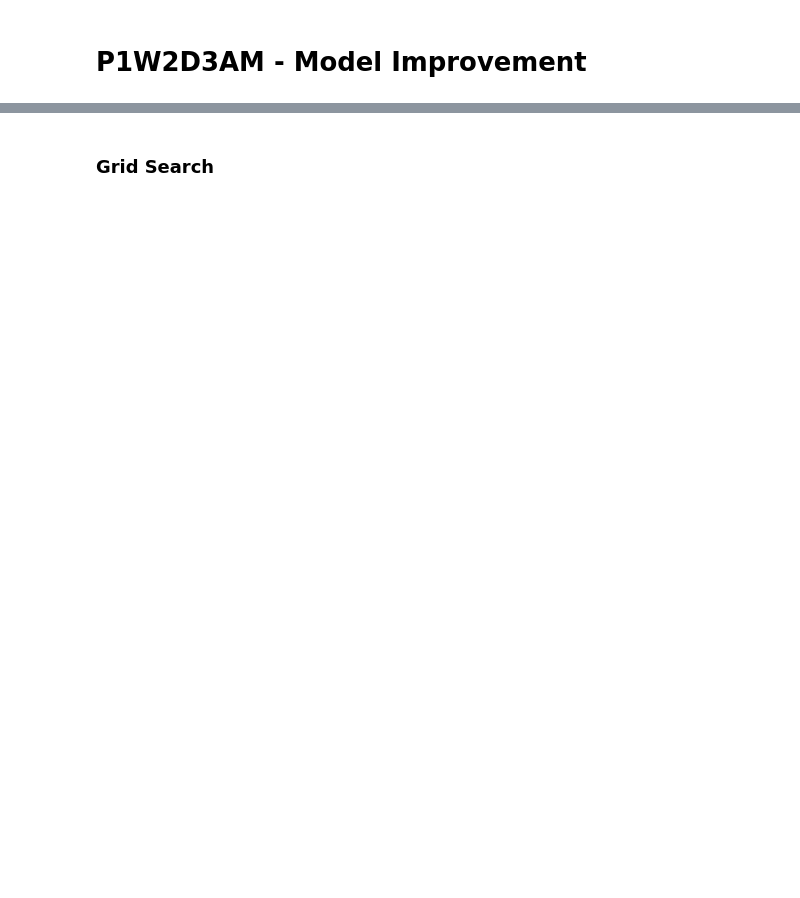
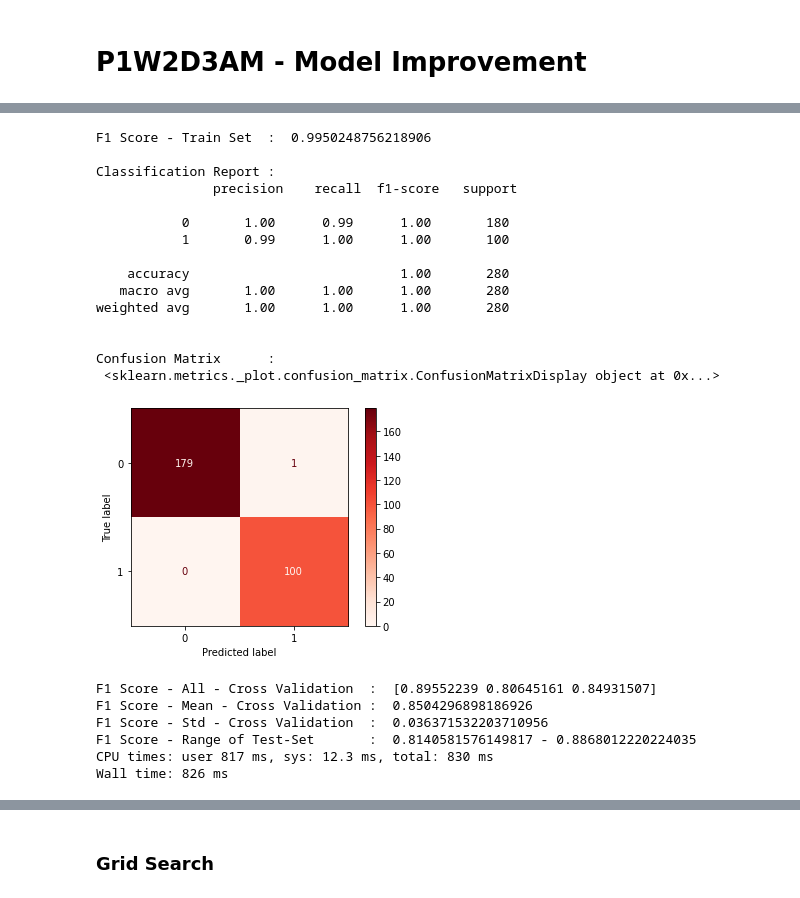
Before and after one commit to ardhiraka/FSDS_Guidelines, a Jupyter notebook: p1/v3/w2/P1W2D3AM - Model Improvement.ipynb, the cells around one changed output, grey strips where cells are left out. Drawn from its saved outputs; the diff is of its cells as text; code cells hidden in the pictures; blank space fills up the shorter version.

```diff
--- a/p1/v3/w2/P1W2D3AM - Model Improvement.ipynb
+++ b/p1/v3/w2/P1W2D3AM - Model Improvement.ipynb
@@ -5,0 +287,9 @@ from preamble import *
+# %%
+# Hyperparameter Tuning : Manual Search
+
+%%time
+
+rf_ms_1 = RandomForestClassifier(n_estimators=150,
+                                 criterion='entropy',
+                                 max_depth=100)
+rf_ms_1.fit(X_train_final, y_train)
@@ -5,0 +300,48 @@ from preamble import *
+# %%
+# Check Performance Model against Train-Set
+
+y_pred_train = rf_ms_1.predict(X_train_final)
+
+print('F1 Score - Train Set  : ', f1_score(y_train, y_pred_train), '\n')
+print('Classification Report : \n', classification_report(y_train, y_pred_train), '\n')
+print('Confusion Matrix      : \n', ConfusionMatrixDisplay.from_estimator(rf_ms_1, X_train_final, y_train, cmap='Reds'))
+# %% [output]
+F1 Score - Train Set  :  0.9950248756218906
+
+Classification Report :
+               precision    recall  f1-score   support
+
+           0       1.00      0.99      1.00       180
+           1       0.99      1.00      1.00       100
+
+    accuracy                           1.00       280
+   macro avg       1.00      1.00      1.00       280
+weighted avg       1.00      1.00      1.00       280
+
+
+Confusion Matrix      :
+ <sklearn.metrics._plot.confusion_matrix.ConfusionMatrixDisplay object at 0x...>
+[figure, added]
+# %%
+# Cross Validation using `cross_val_score`
+
+%%time
+from sklearn.model_selection import cross_val_score
+
+f1_score_train_cross_val = cross_val_score(rf_ms_1,
+                                           X_train_final,
+                                           y_train,
+                                           cv=3,
+                                           scoring='f1')
+
+print('F1 Score - All - Cross Validation  : ', f1_score_train_cross_val)
+print('F1 Score - Mean - Cross Validation : ', f1_score_train_cross_val.mean())
+print('F1 Score - Std - Cross Validation  : ', f1_score_train_cross_val.std())
+print('F1 Score - Range of Test-Set       : ', (f1_score_train_cross_val.mean()-f1_score_train_cross_val.std()) , '-', (f1_score_train_cross_val.mean()+f1_score_train_cross_val.std()))
+# %% [output]
+F1 Score - All - Cross Validation  :  [0.89552239 0.80645161 0.84931507]
+F1 Score - Mean - Cross Validation :  0.8504296898186926
+F1 Score - Std - Cross Validation  :  0.036371532203710956
+F1 Score - Range of Test-Set       :  0.8140581576149817 - 0.8868012220224035
+CPU times: user 817 ms, sys: 12.3 ms, total: 830 ms
+Wall time: 826 ms
```
Also changed, not shown: parts of 124 cells of this notebook.
